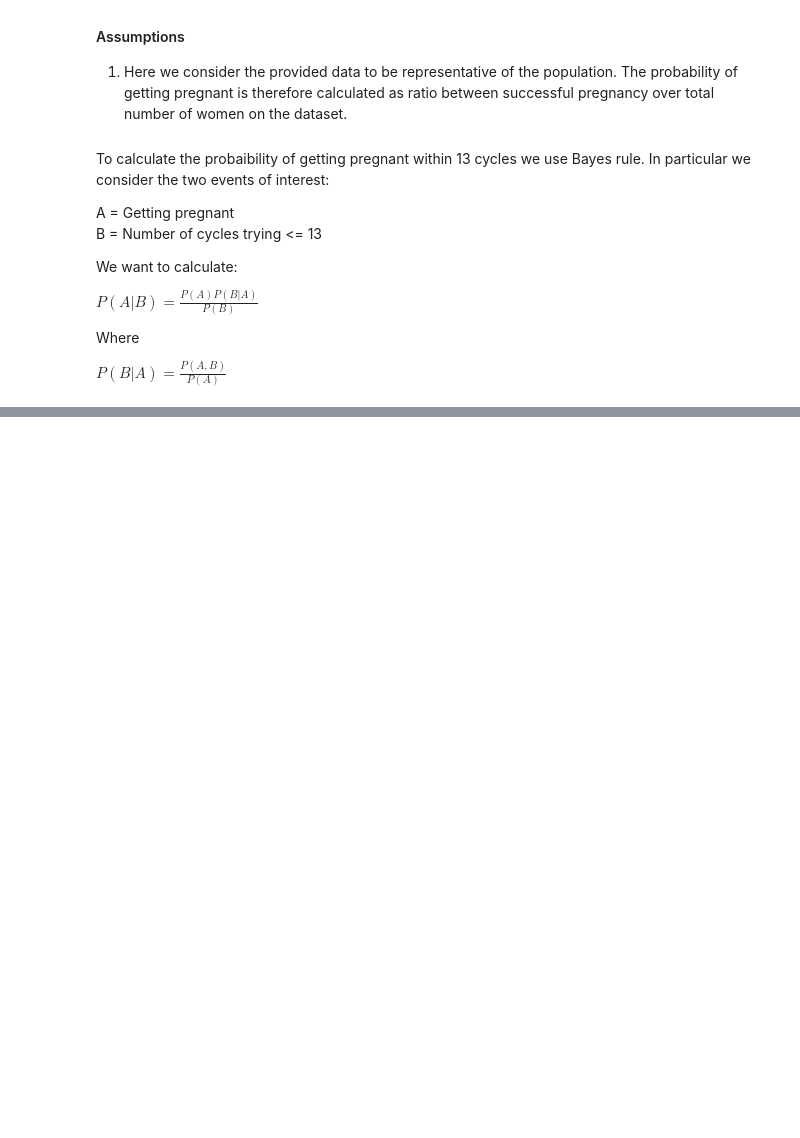
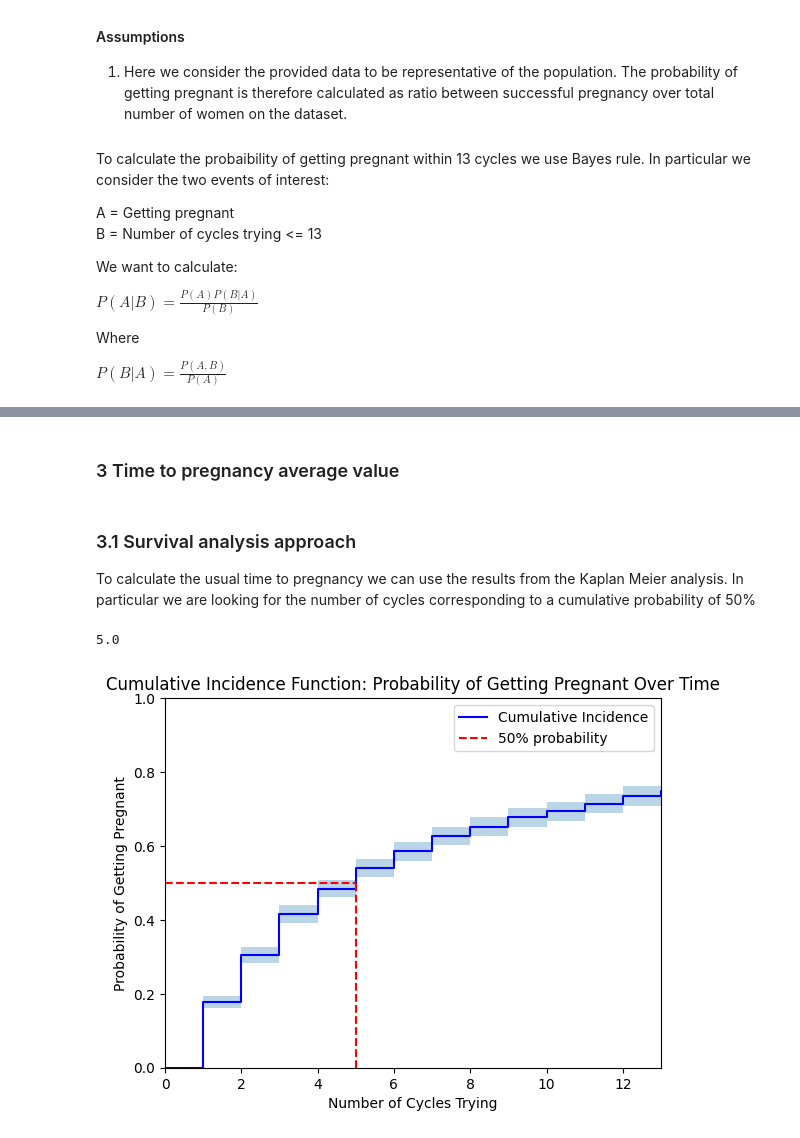
Before and after one commit to vitben/nc_assignment, a Jupyter notebook: pregnancy_analysis.ipynb, the cells around one changed output, grey strips where cells are left out. Cells and saved outputs as stored; diff of their text form; code cells hidden in the pictures; blank space fills up the shorter version.

```diff
--- a/pregnancy_analysis.ipynb
+++ b/pregnancy_analysis.ipynb
@@ -428,0 +358,36 @@ age_ranges_df
+# %% [markdown]
+### 3 Time to pregnancy average value
+# %% [markdown]
+### 3.1 Survival analysis approach
+To calculate the usual time to pregnancy we can use the results from the Kaplan Meier analysis. In particular we are looking for the number of cycles corresponding to a cumulative probability of 50%
+# %%
+# Compute the median of the output of the kaplan meier estimate
+median = kmf.median_survival_time_
+median
+# %% [output]
+5.0
+# %%
+# Plot the cumulative incidence function with confidence intervals
+plt.figure()
+plt.step(cumulative_incidence_function.index, cumulative_incidence_function['KM_estimate'], where="post", label='Cumulative Incidence', color='blue')
+plt.fill_between(cumulative_incidence_confidence_intervals.index,
+                 cumulative_incidence_confidence_intervals['KM_estimate_lower_0.95'],
+                 cumulative_incidence_confidence_intervals['KM_estimate_upper_0.95'],
+                 step="post", alpha=0.3)
+# add an horizontal line at y=0.5 with a range between 0 and the corresponding x value
+plt.hlines(0.5, 0, 5, colors='r', linestyles='dashed', label='50% probability')
+
+# add a vertical line the corresponding x value
+plt.vlines(5, 0, 0.5, colors='r', linestyles='dashed')
+
+
+plt.title('Cumulative Incidence Function: Probability of Getting Pregnant Over Time')
+plt.xlabel('Number of Cycles Trying')
+plt.ylabel('Probability of Getting Pregnant')
+plt.ylim(0, 1)
+plt.xlim(0, 13)
+plt.legend()
+# plt.grid(True)
+plt.show()
+# %% [output]
+[figure, added]
```
Also changed, not shown: parts of 77 cells of this notebook, 8 other files.
